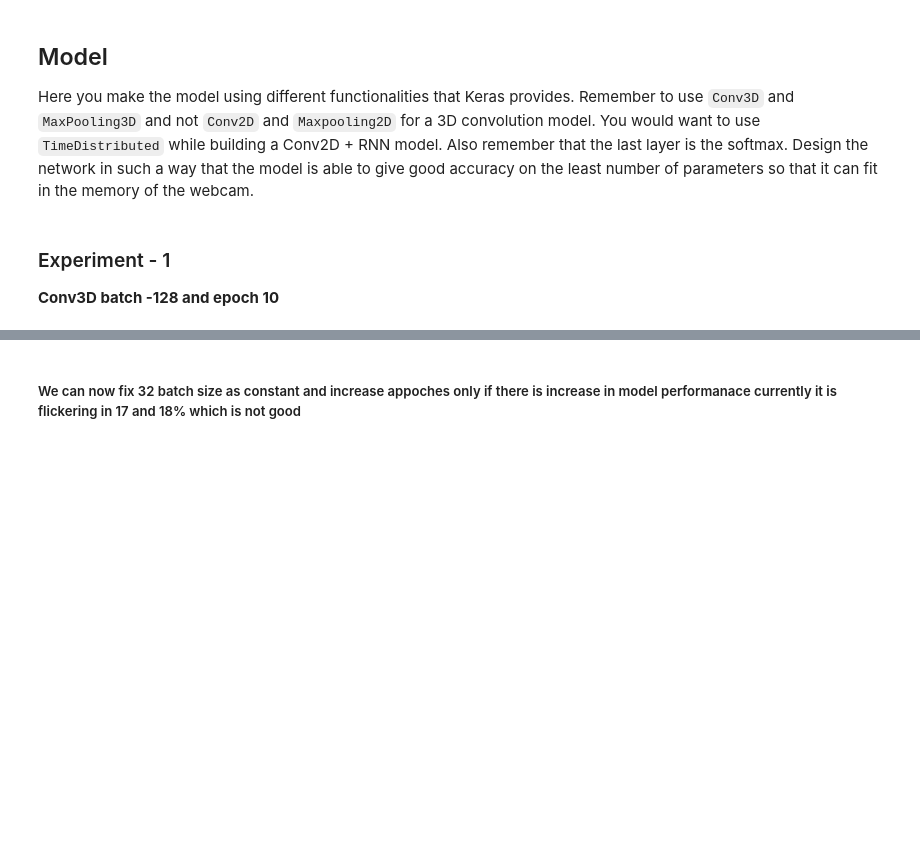
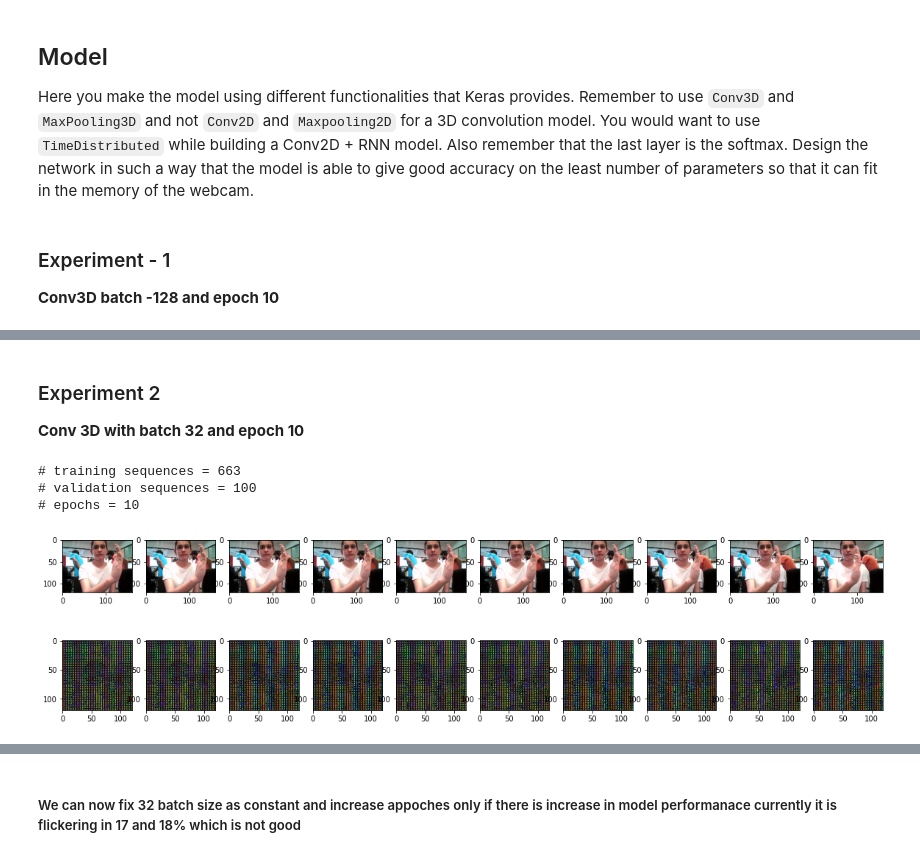
Before and after one commit to vaidehiu/Gesture-recognition, a Jupyter notebook: Gesture_recognition1.ipynb, the cells around one changed output, grey strips where cells are left out. Drawn from its saved outputs; the diff is of its cells as text; code cells hidden in the pictures; blank space fills up the shorter version.

```diff
--- a/Gesture_recognition1.ipynb
+++ b/Gesture_recognition1.ipynb
@@ -238,3 +368,13 @@ np.random.seed(30)
+# %% [markdown]
+### Experiment 2
+**Conv 3D with batch 32 and epoch 10**
+# %%
+input_shape=train(32,10)
+# %% [output]
+# training sequences = 663
+# validation sequences = 100
+# epochs = 10
+[figure, added]
 # %%
 model = Sequential()
 model.add(Conv3D(32, kernel_size=3, activation='relu', input_shape=input_shape))
```
Also changed, not shown: parts of 29 cells of this notebook.
